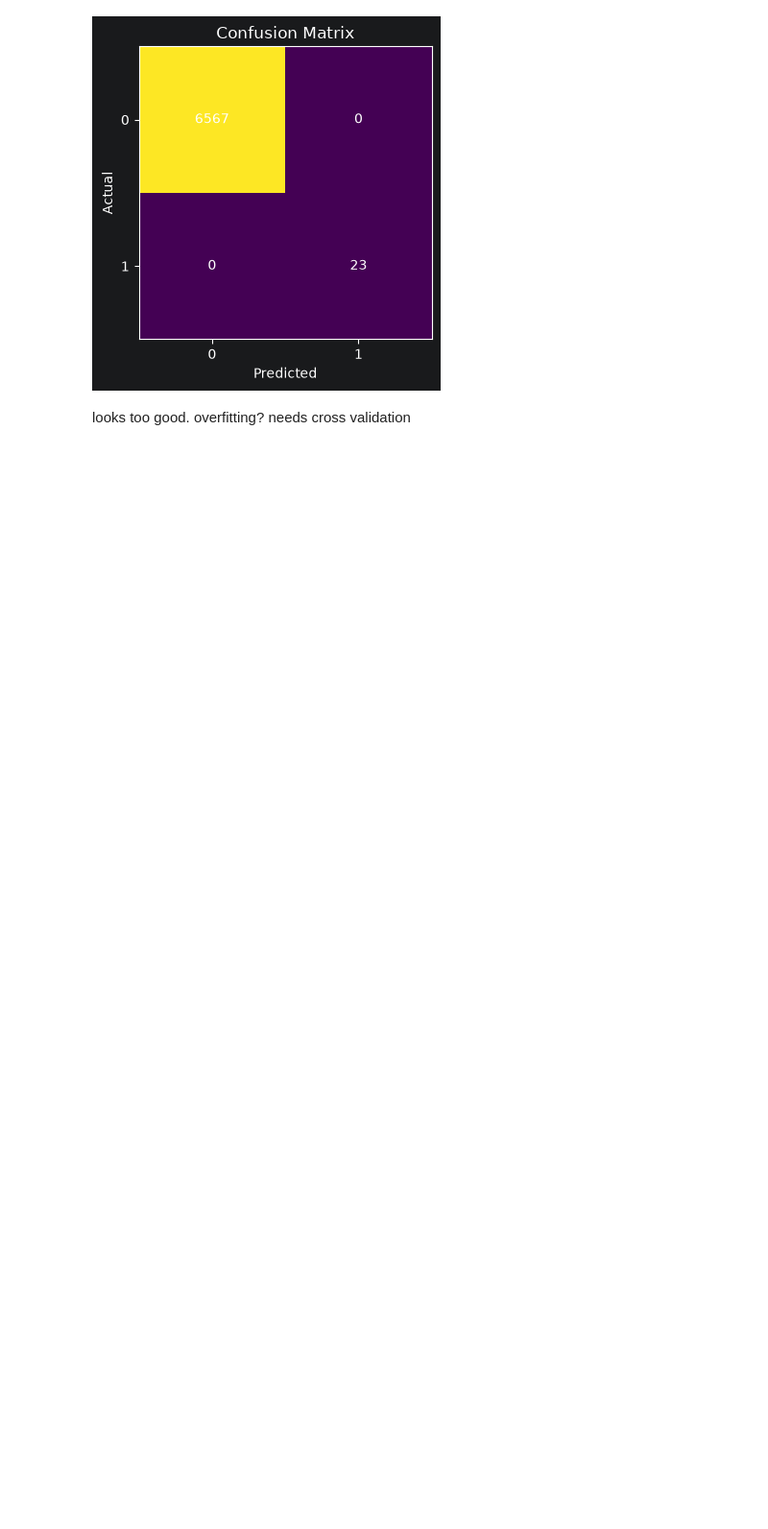
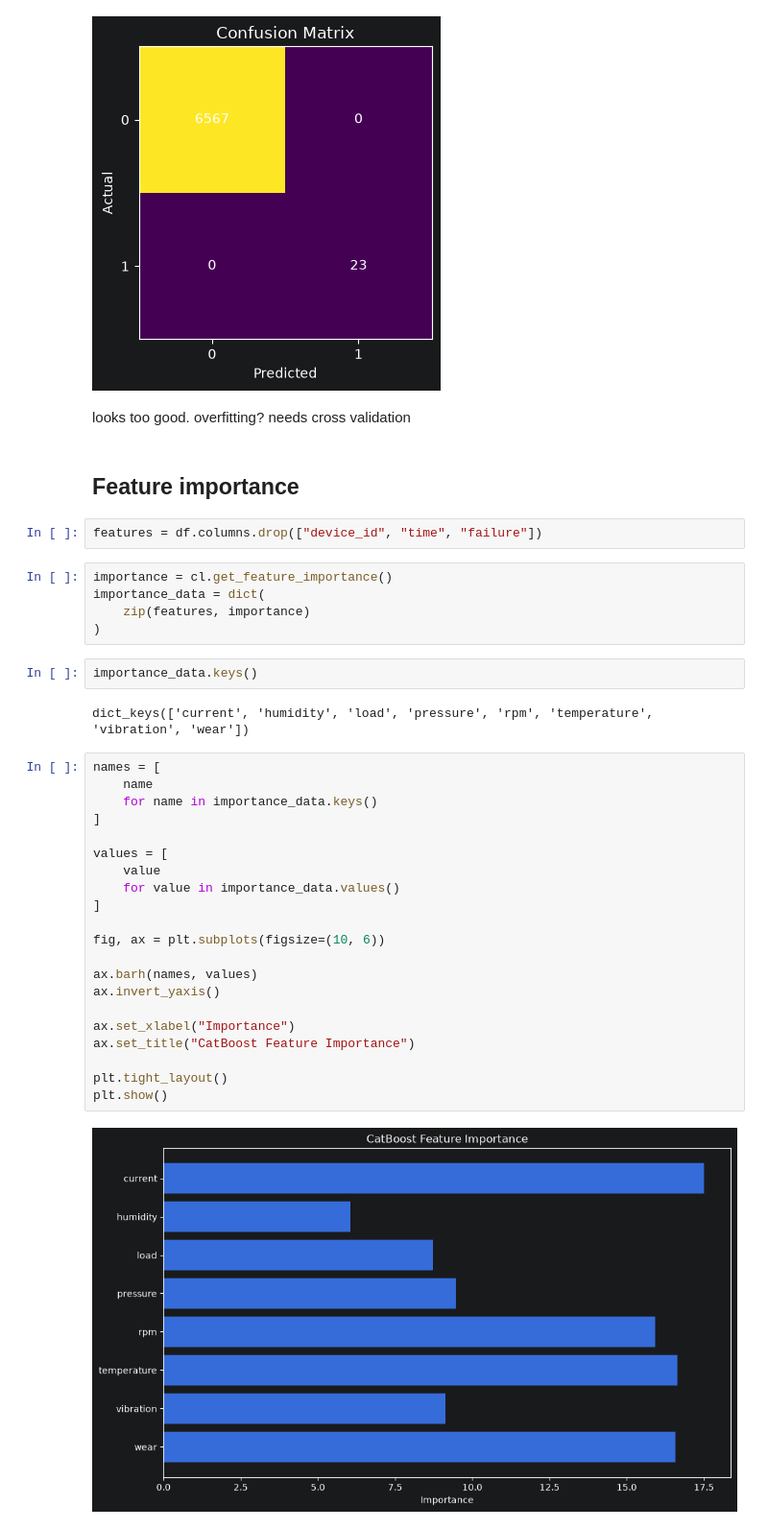
Before and after one commit to yrmint/predictive-maintenance, a Jupyter notebook: notebooks/experiments.ipynb, the cells around one changed output. Shown at 96% size. Saved outputs shown, nothing was run; the diff lists cells and outputs as text; blank space fills up the shorter version.

Commit message:
feature importance

```diff
--- a/notebooks/experiments.ipynb
+++ b/notebooks/experiments.ipynb
@@ -560,3 +560,39 @@ plt.show()
 [figure]
 # %% [markdown]
 looks too good. overfitting? needs cross validation
+# %% [markdown]
+## Feature importance
+# %%
+features = df.columns.drop(["device_id", "time", "failure"])
+# %%
+importance = cl.get_feature_importance()
+importance_data = dict(
+    zip(features, importance)
+)
+# %%
+importance_data.keys()
+# %% [output]
+dict_keys(['current', 'humidity', 'load', 'pressure', 'rpm', 'temperature', 'vibration', 'wear'])
+# %%
+names = [
+    name
+    for name in importance_data.keys()
+]
+
+values = [
+    value
+    for value in importance_data.values()
+]
+
+fig, ax = plt.subplots(figsize=(10, 6))
+
+ax.barh(names, values)
+ax.invert_yaxis()
+
+ax.set_xlabel("Importance")
+ax.set_title("CatBoost Feature Importance")
+
+plt.tight_layout()
+plt.show()
+# %% [output]
+[figure, added]
```
Also changed, not shown: parts of 1 cell of this notebook.
